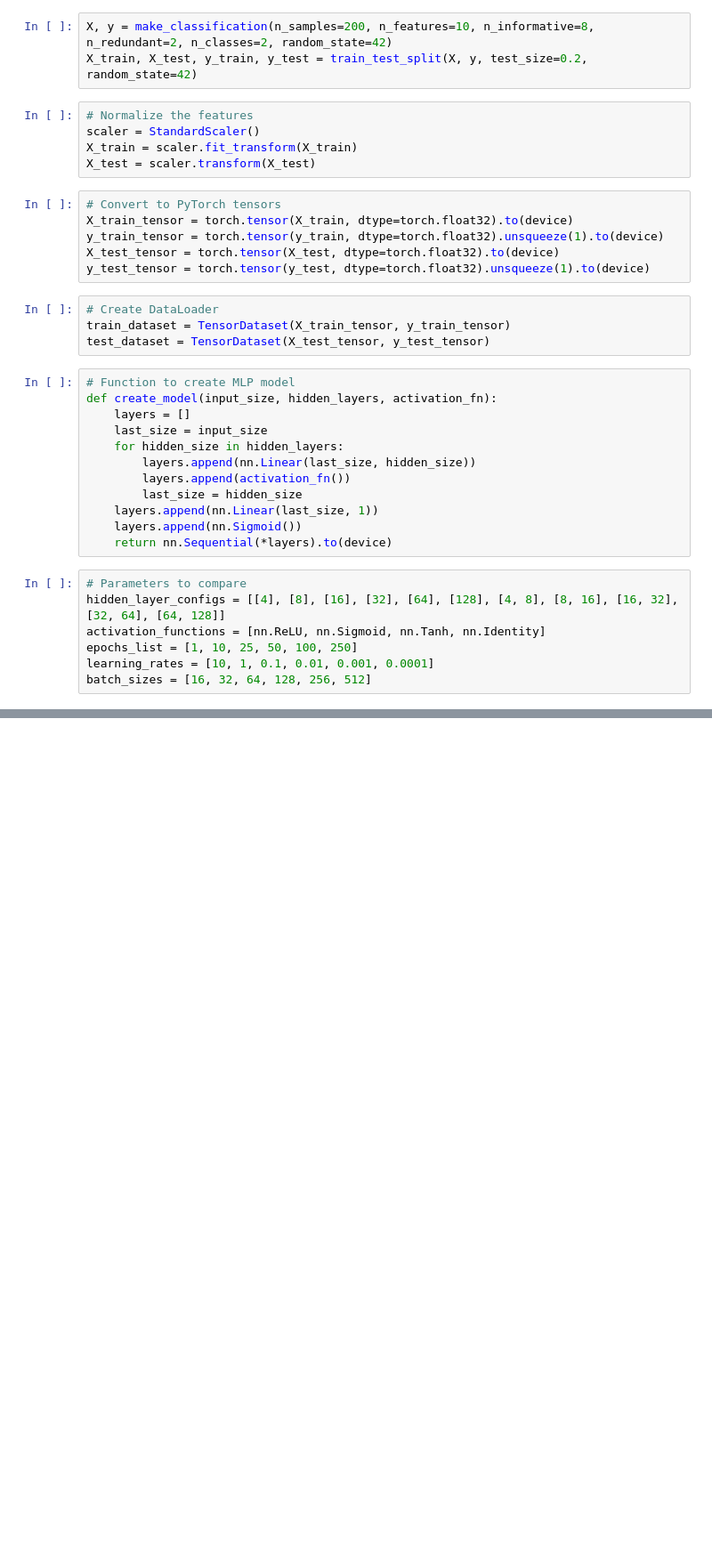
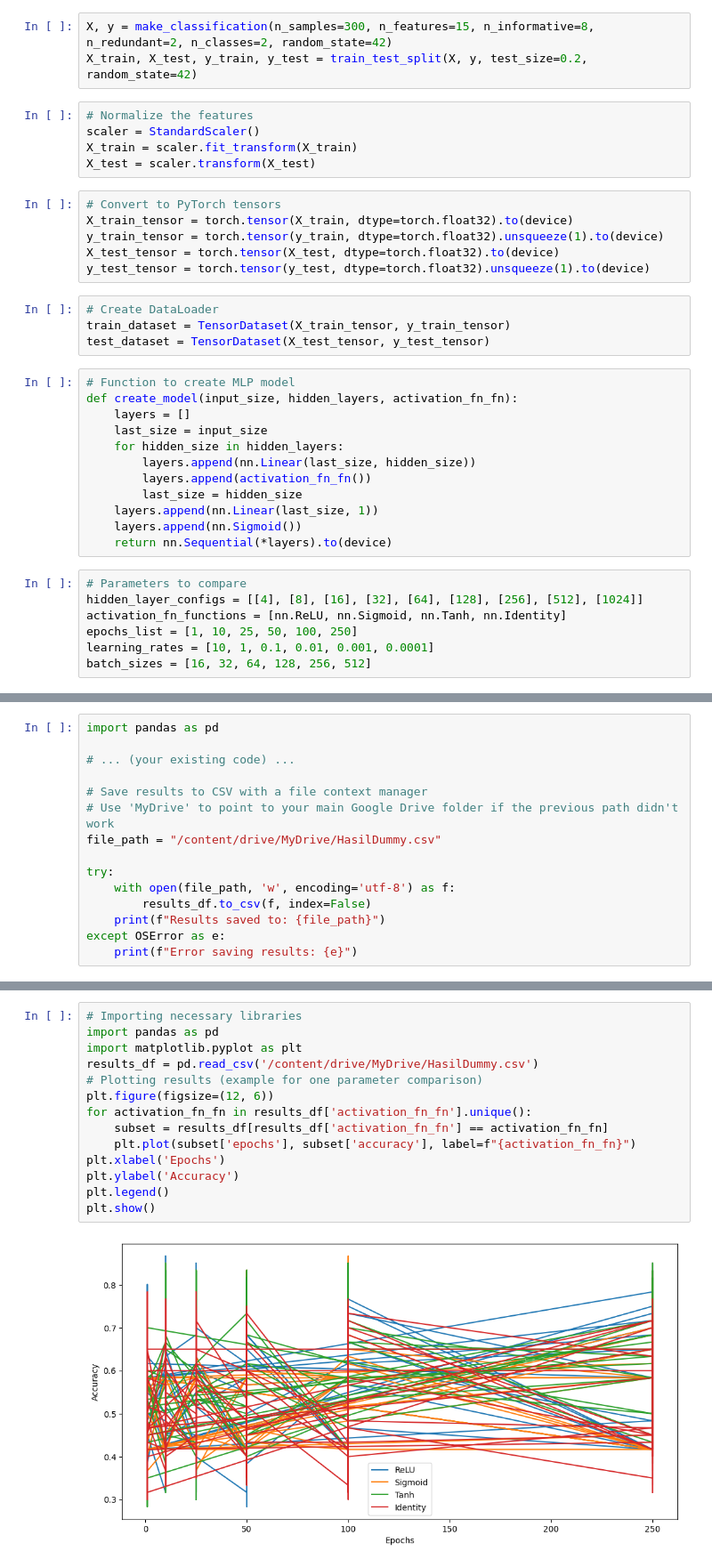
Before and after one commit to miuddinsyah/Machine-Learning-Class-Merge, a Jupyter notebook: Minggu 11/Dummy.ipynb, the cells around one changed output, grey strips where cells are left out. Shown at 89% size. Saved outputs shown, nothing was run; the diff lists cells and outputs as text; blank space fills up the shorter version.

```diff
--- a/Minggu 11/Dummy.ipynb
+++ b/Minggu 11/Dummy.ipynb
@@ -28,7 +33,7 @@ Using GPU: NVIDIA GeForce GTX 1650
 # %%
 device = torch.device("cuda" if torch.cuda.is_available() else "cpu")
 # %%
-X, y = make_classification(n_samples=200, n_features=10, n_informative=8, n_redundant=2, n_classes=2, random_state=42)
+X, y = make_classification(n_samples=300, n_features=15, n_informative=8, n_redundant=2, n_classes=2, random_state=42)
 X_train, X_test, y_train, y_test = train_test_split(X, y, test_size=0.2, random_state=42)
 # %%
 # Normalize the features
@@ -47,20 +52,20 @@ train_dataset = TensorDataset(X_train_tensor, y_train_tensor)
 test_dataset = TensorDataset(X_test_tensor, y_test_tensor)
 # %%
 # Function to create MLP model
-def create_model(input_size, hidden_layers, activation_fn):
+def create_model(input_size, hidden_layers, activation_fn_fn):
     layers = []
     last_size = input_size
     for hidden_size in hidden_layers:
         layers.append(nn.Linear(last_size, hidden_size))
-        layers.append(activation_fn())
+        layers.append(activation_fn_fn())
         last_size = hidden_size
     layers.append(nn.Linear(last_size, 1))
     layers.append(nn.Sigmoid())
     return nn.Sequential(*layers).to(device)
 # %%
 # Parameters to compare
-hidden_layer_configs = [[4], [8], [16], [32], [64], [128], [4, 8], [8, 16], [16, 32], [32, 64], [64, 128]]
-activation_functions = [nn.ReLU, nn.Sigmoid, nn.Tanh, nn.Identity]
+hidden_layer_configs = [[4], [8], [16], [32], [64], [128], [256], [512], [1024]]
+activation_fn_functions = [nn.ReLU, nn.Sigmoid, nn.Tanh, nn.Identity]
 epochs_list = [1, 10, 25, 50, 100, 250]
 learning_rates = [10, 1, 0.1, 0.01, 0.001, 0.0001]
 batch_sizes = [16, 32, 64, 128, 256, 512]
@@ -147,0 +148,15 @@ HL: [128]        | Identity     | Epoch: 100    | LR: 0.0001     |Batch Size: 25
+# %%
+import pandas as pd
+
+# ... (your existing code) ...
+
+# Save results to CSV with a file context manager
+# Use 'MyDrive' to point to your main Google Drive folder if the previous path didn't work
+file_path = "/content/drive/MyDrive/HasilDummy.csv"
+
+try:
+    with open(file_path, 'w', encoding='utf-8') as f:
+        results_df.to_csv(f, index=False)
+    print(f"Results saved to: {file_path}")
+except OSError as e:
+    print(f"Error saving results: {e}")
@@ -148,3 +165,19 @@ HL: [128]        | Identity     | Epoch: 100    | LR: 0.0001     |Batch Size: 25
+# %%
+# Importing necessary libraries
+import pandas as pd
+import matplotlib.pyplot as plt
+results_df = pd.read_csv('/content/drive/MyDrive/HasilDummy.csv')
+# Plotting results (example for one parameter comparison)
+plt.figure(figsize=(12, 6))
+for activation_fn_fn in results_df['activation_fn_fn'].unique():
+    subset = results_df[results_df['activation_fn_fn'] == activation_fn_fn]
+    plt.plot(subset['epochs'], subset['accuracy'], label=f"{activation_fn_fn}")
+plt.xlabel('Epochs')
+plt.ylabel('Accuracy')
+plt.legend()
+plt.show()
+# %% [output]
+[figure, added]
 # %%
 
 import pandas as pd
```
Also changed, not shown: parts of 7 cells of this notebook, 2 other files.
